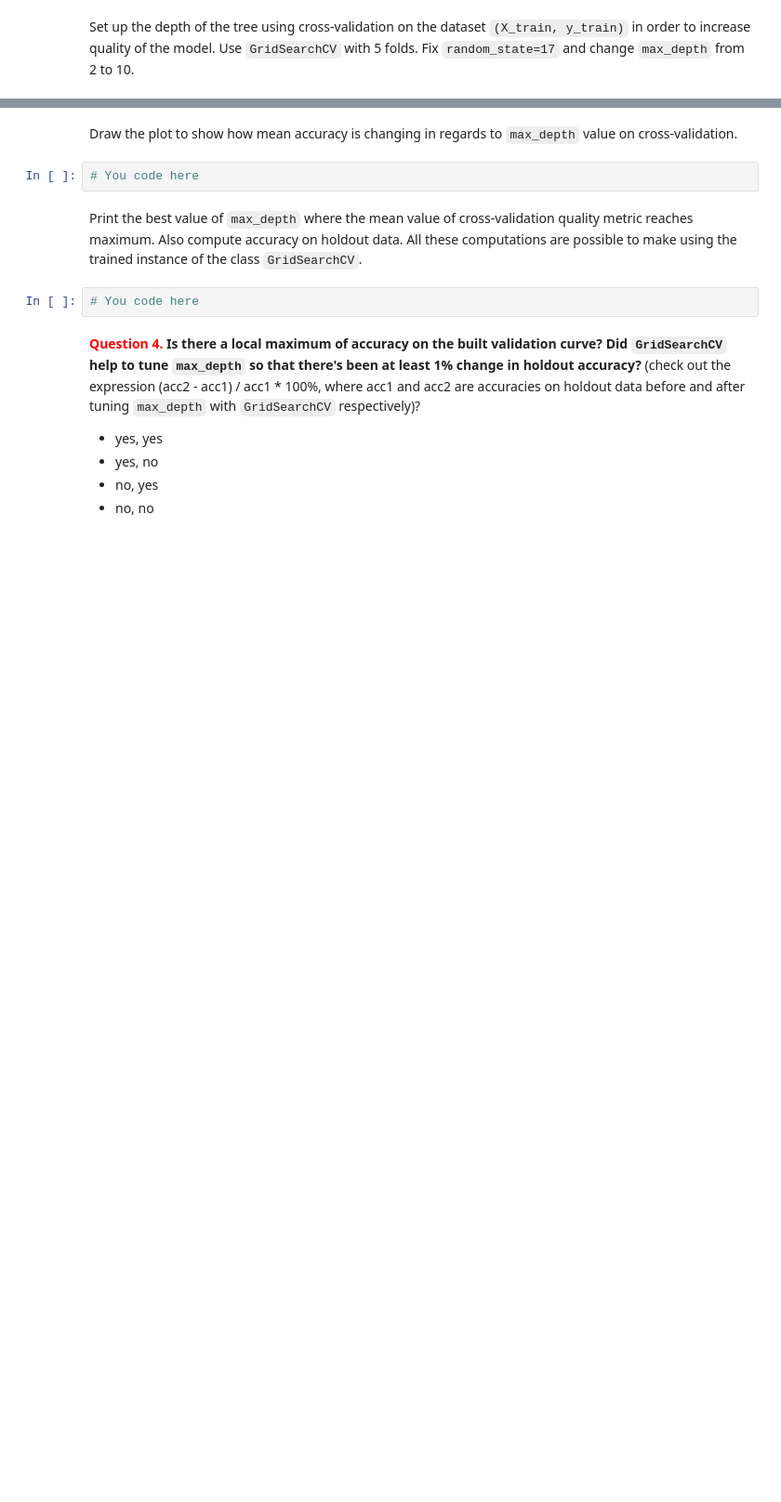
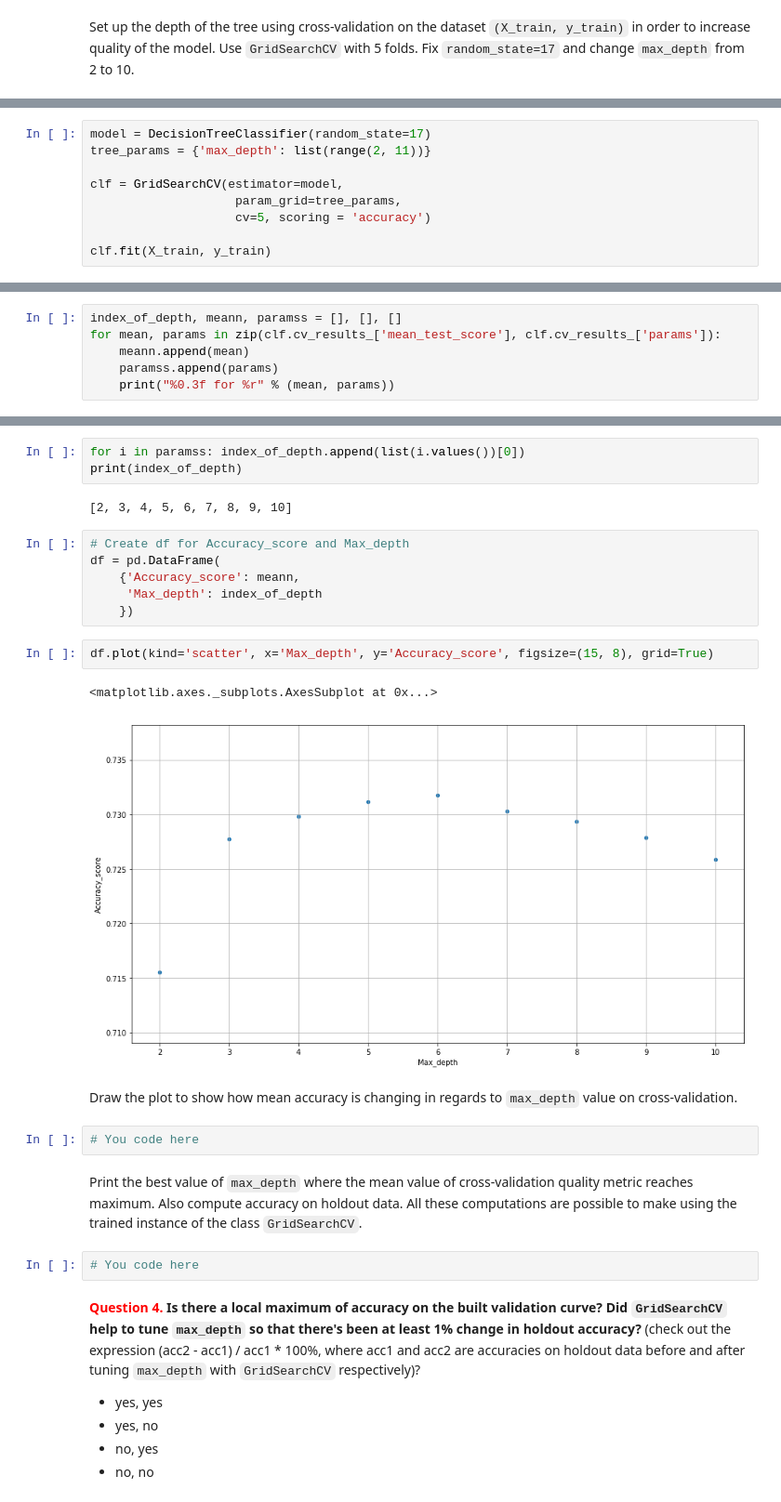
Before and after one commit to plyutik/mlcourse.ai, a Jupyter notebook: jupyter_english/assignments_fall2018/assignment3_decision_trees.ipynb, the cells around one changed output, grey strips where cells are left out. Shown at 93% size. Drawn from its saved outputs; the diff is of its cells as text; blank space fills up the shorter version.

Commit message:
Plot the accuracy graph

```diff
--- a/jupyter_english/assignments_fall2018/assignment3_decision_trees.ipynb
+++ b/jupyter_english/assignments_fall2018/assignment3_decision_trees.ipynb
@@ -219,0 +225,9 @@ tree_grid = GridSearchCV # You code here
+# %%
+model = DecisionTreeClassifier(random_state=17)
+tree_params = {'max_depth': list(range(2, 11))}
+
+clf = GridSearchCV(estimator=model,
+                    param_grid=tree_params,
+                    cv=5, scoring = 'accuracy')
+
+clf.fit(X_train, y_train)
@@ -219,0 +252,6 @@ tree_grid = GridSearchCV # You code here
+# %%
+index_of_depth, meann, paramss = [], [], []
+for mean, params in zip(clf.cv_results_['mean_test_score'], clf.cv_results_['params']):
+    meann.append(mean)
+    paramss.append(params)
+    print("%0.3f for %r" % (mean, params))
@@ -220,3 +268,19 @@ tree_grid = GridSearchCV # You code here
+# %%
+for i in paramss: index_of_depth.append(list(i.values())[0])
+print(index_of_depth)
+# %% [output]
+[2, 3, 4, 5, 6, 7, 8, 9, 10]
+# %%
+# Create df for Accuracy_score and Max_depth
+df = pd.DataFrame(
+    {'Accuracy_score': meann,
+     'Max_depth': index_of_depth
+    })
+# %%
+df.plot(kind='scatter', x='Max_depth', y='Accuracy_score', figsize=(15, 8), grid=True)
+# %% [output]
+<matplotlib.axes._subplots.AxesSubplot at 0x...>
+[figure, added]
 # %% [markdown]
 Draw the plot to show how mean accuracy is changing in regards to `max_depth` value on cross-validation.
 # %%
```
Also changed, not shown: parts of 9 cells of this notebook.
